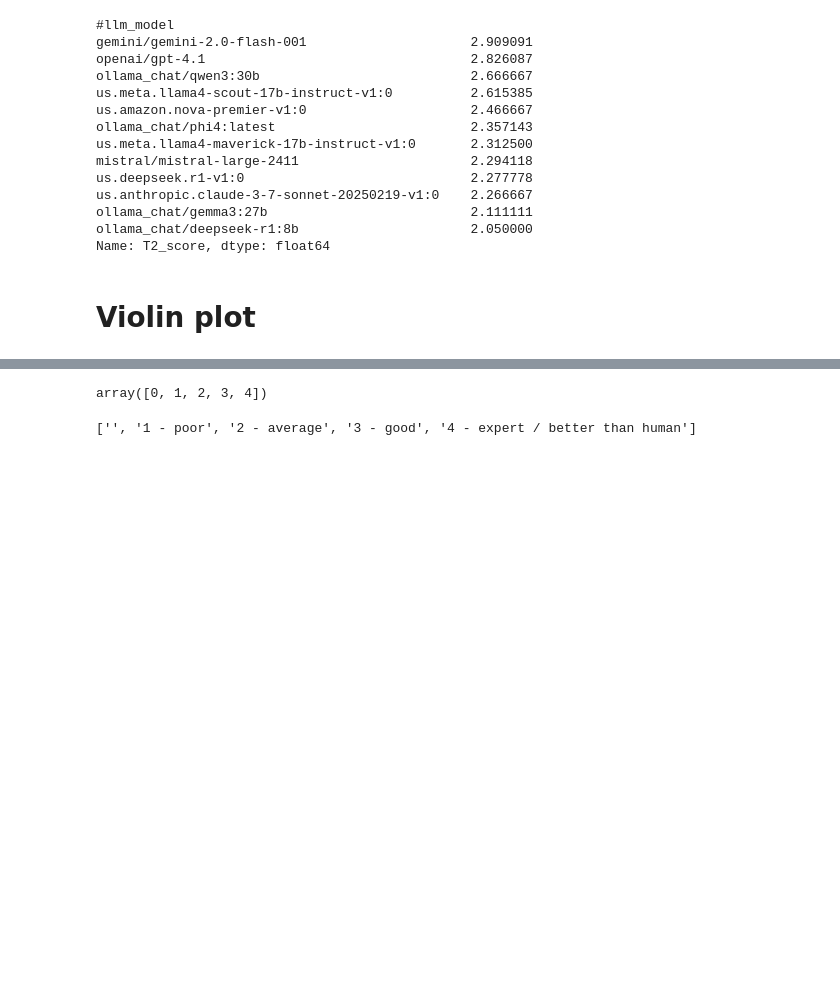
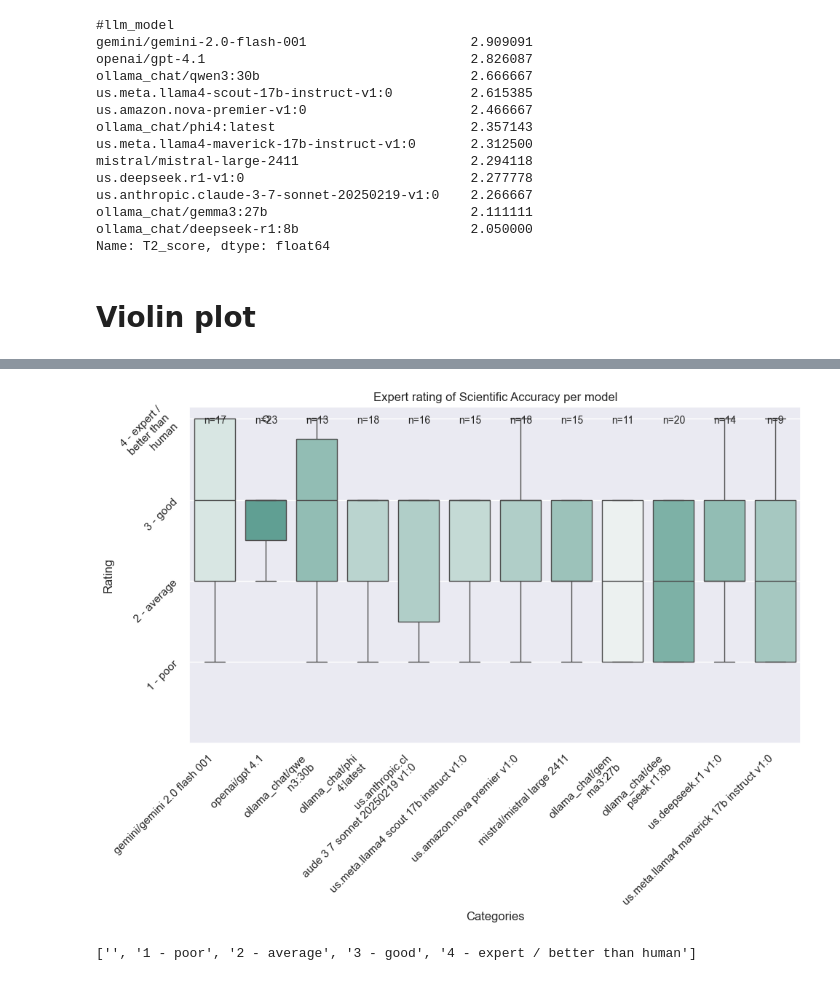
Before and after one commit to tur-ium/unep-life-cycle-assessment-ml-paper-evaluation, a Jupyter notebook: analysis_notebook_q2.ipynb, the cells around one changed output, grey strips where cells are left out. Drawn from its saved outputs; the diff is of its cells as text; code cells hidden in the pictures; blank space fills up the shorter version.

```diff
--- a/analysis_notebook_q2.ipynb
+++ b/analysis_notebook_q2.ipynb
@@ -334,7 +334,41 @@ plt.show()
 # %%
-np.arange(0,5,1)
+import numpy as np
+
+def convert_dict_to_sorted_list(input_dict):
+    # Sort the keys based on their values
+    sorted_keys = sorted(input_dict, key=input_dict.get)
+    return sorted_keys
+
+ylabels_text = convert_dict_to_sorted_list(rating_description_to_number)
+ylabels_text.insert(0, '')
+
+# Whisker Plot
+plt.figure(figsize=(12, 6))
+
+colors = sns.color_palette("light:#5A9", as_cmap=True)
+
+ax = sns.boxplot(x='#llm_model', y='T2_score', data=combined_final, order=list(model_t2_median.index), hue='data_points_per_model', palette=colors)
+plt.title('Expert rating of Scientific Accuracy per model')
+plt.xlabel('Categories')
+plt.ylabel('Rating')
+plt.yticks(np.arange(0, 5, 1), ylabels_text)
+
+# Rotate x-tick labels and adjust alignment
+plt.xticks(rotation=45, ha='right')
+wrap_labels(plt.gca(), width=15)
+
+# Add number of data points to each bar
+for i, model in enumerate(combined_final['#llm_model'].unique()):
+    count = combined_final[combined_final['#llm_model'] == model]['T2_score'].count()
+    ax.text(i, ax.get_ylim()[1] - 0.1, f'n={count}', ha='center', va='top', fontsize=10)
+
+ax.get_legend().remove()
+plt.subplots_adjust(left=0.15, right=0.85)
+plt.savefig(output_dir / f'{current_date}_q2_scientific_accuracy_per_model_whisker.png')
+
+plt.show()
 # %% [output]
-array([0, 1, 2, 3, 4])
+[figure, added]
 # %%
 ylabels_text
 # %% [output]
```
Also changed, not shown: parts of 1 cell of this notebook, 1 other file.
